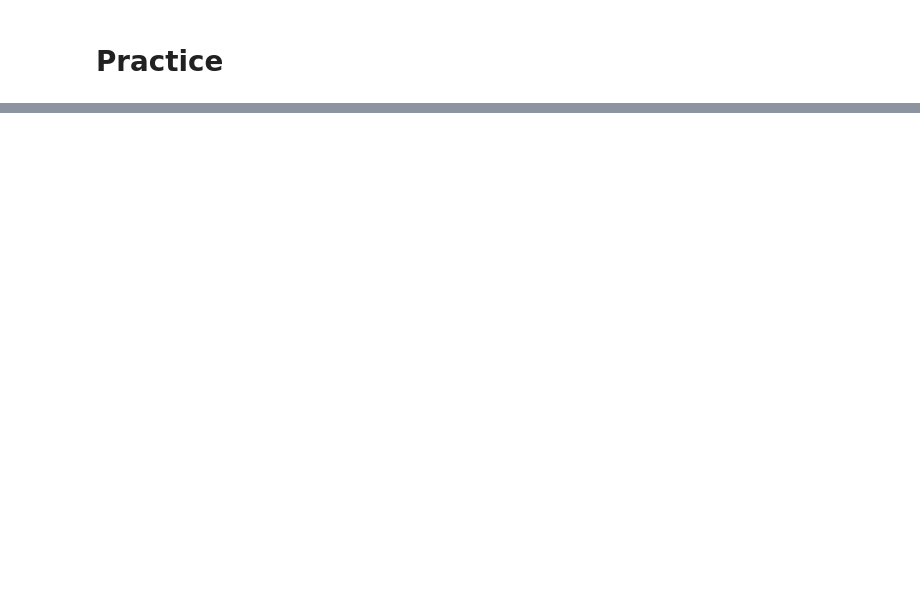
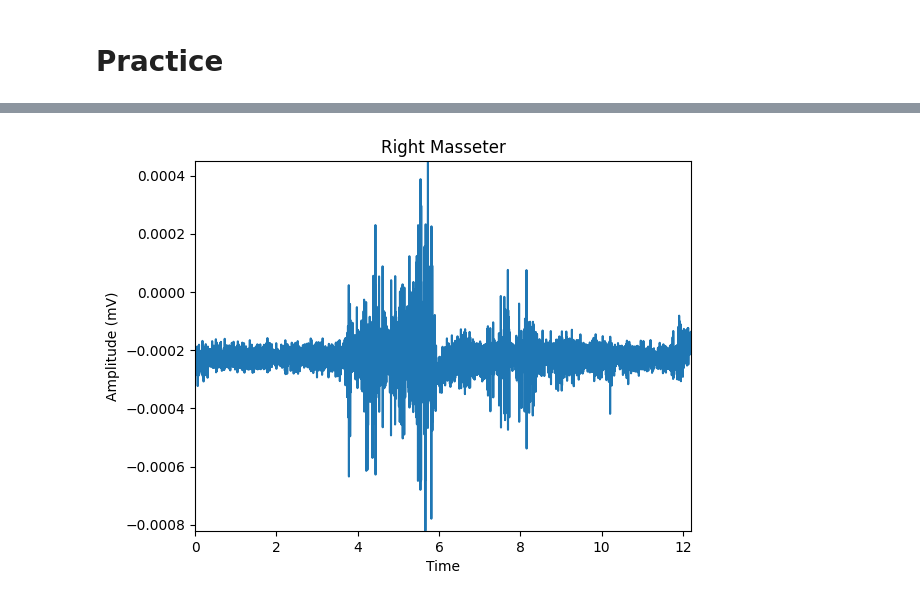
Before and after one commit to SierraAndrews01/EES-Algorithmic-Interpretation-System, a Jupyter notebook: Code/practice.ipynb, the cells around one changed output, grey strips where cells are left out. Saved outputs shown, nothing was run; the diff lists cells and outputs as text; code cells hidden in the pictures; blank space fills up the shorter version.

```diff
--- a/Code/practice.ipynb
+++ b/Code/practice.ipynb
@@ -17,0 +23,4 @@ KeyError: 0
+# %%
+plot_signal(y, 2e3, 'Right Masseter')
+# %% [output]
+[figure, added]
```
Also changed, not shown: parts of 4 cells of this notebook.
